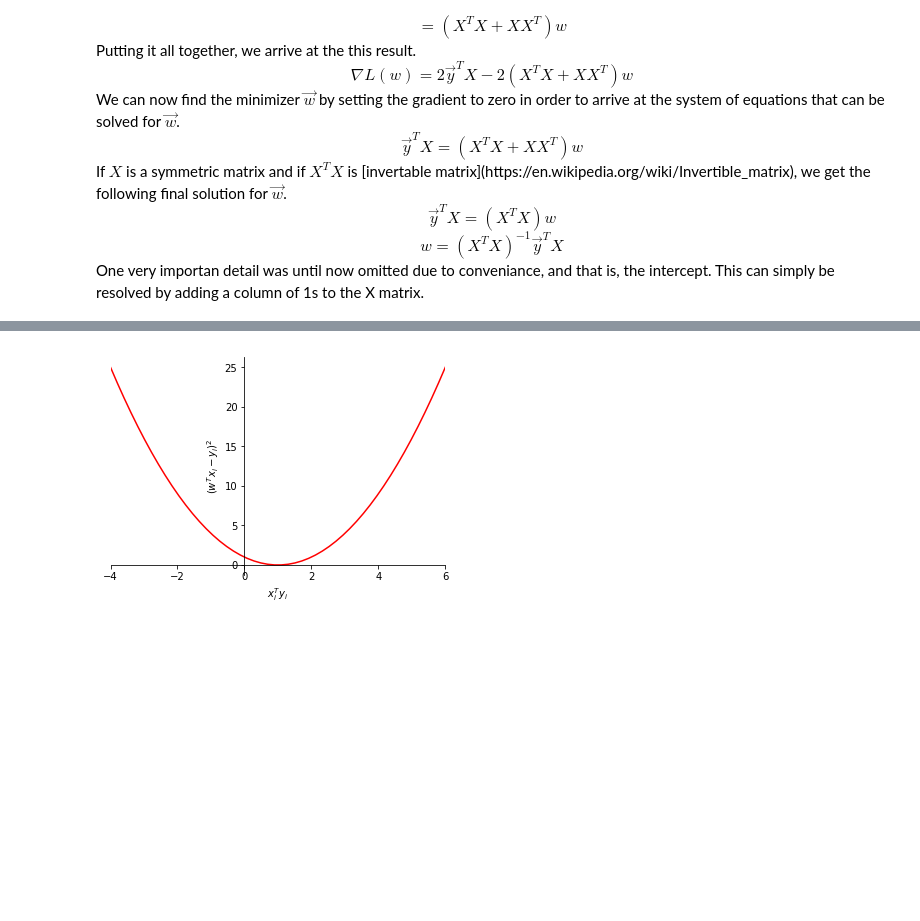
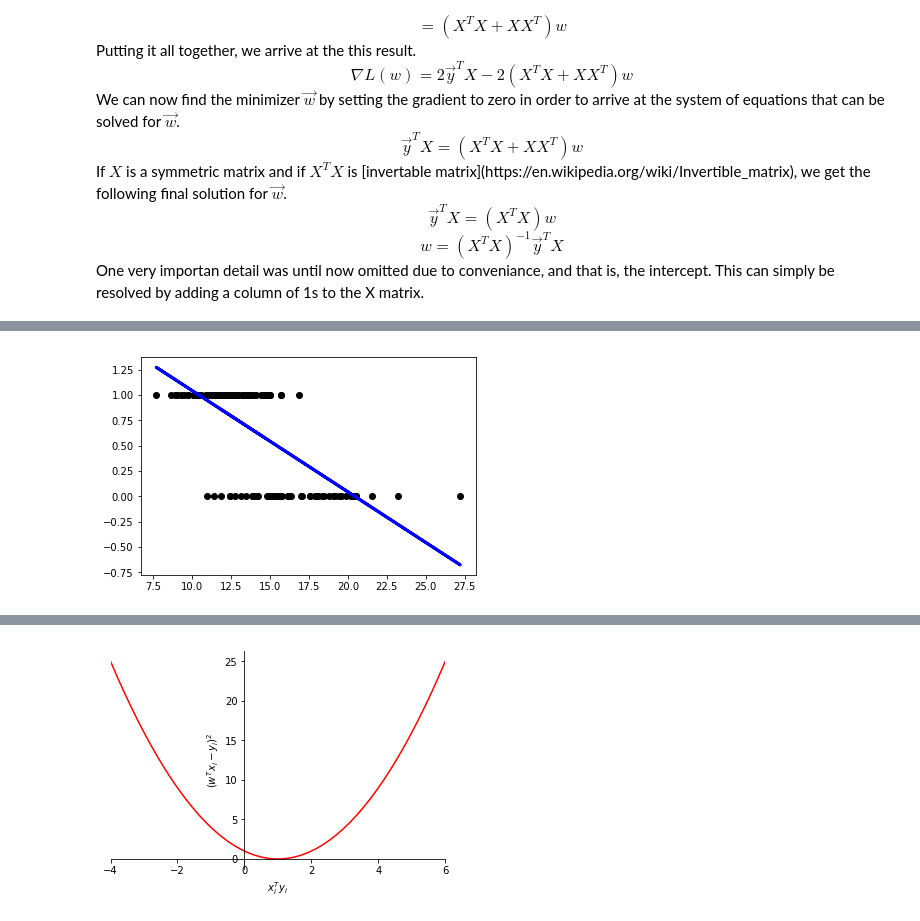
Before and after one commit to ramyar4321/MachineLearningCancer, a Jupyter notebook: MachineLearningCancerPerdiction.ipynb, the cells around one changed output, grey strips where cells are left out. Saved outputs shown, nothing was run; the diff lists cells and outputs as text; code cells hidden in the pictures; blank space fills up the shorter version.

Commit message:
Showcasing pitfalls of Linear Regression application to classification problems in progress.

```diff
--- a/MachineLearningCancerPerdiction.ipynb
+++ b/MachineLearningCancerPerdiction.ipynb
@@ -878,0 +896,23 @@ The function $\sum_{i=1}^n (\vec{w}^T\vec{x_i} -y_i)^2 + \sum_{j=1}^d \lambda w_
+# %%
+# Create the Regularized Least Squares object.
+regls = linear_model.Ridge(alpha=0.5)
+
+# Only use Mean Radius feature to train and test model.
+mean_rad_train = X_train.iloc[:, 0].values
+mean_rad_train = mean_rad_train.reshape(-1,1)
+mean_rad_test = X_test.iloc[:, 0].values
+mean_rad_test = mean_rad_test.reshape(-1,1)
+
+# Train the model using the training set.
+regls.fit(mean_rad_train, y_train)
+
+y_pred = regls.predict(mean_rad_test)
+
+
+# Plot outputs
+plt.scatter(mean_rad_test, y_test, color="black")
+plt.plot(mean_rad_test, y_pred, color="blue", linewidth=3)
+
+plt.show()
+# %% [output]
+[figure, added]
```
Also changed, not shown: parts of 5 cells of this notebook.
